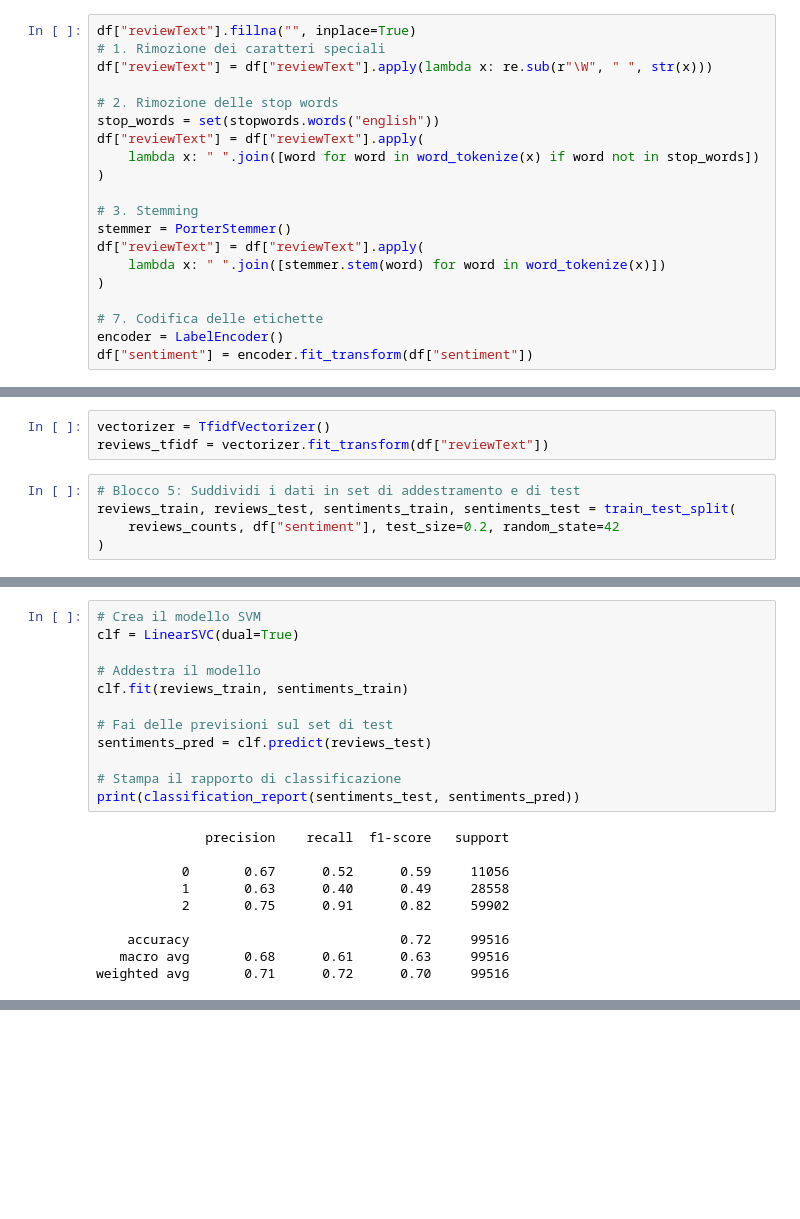
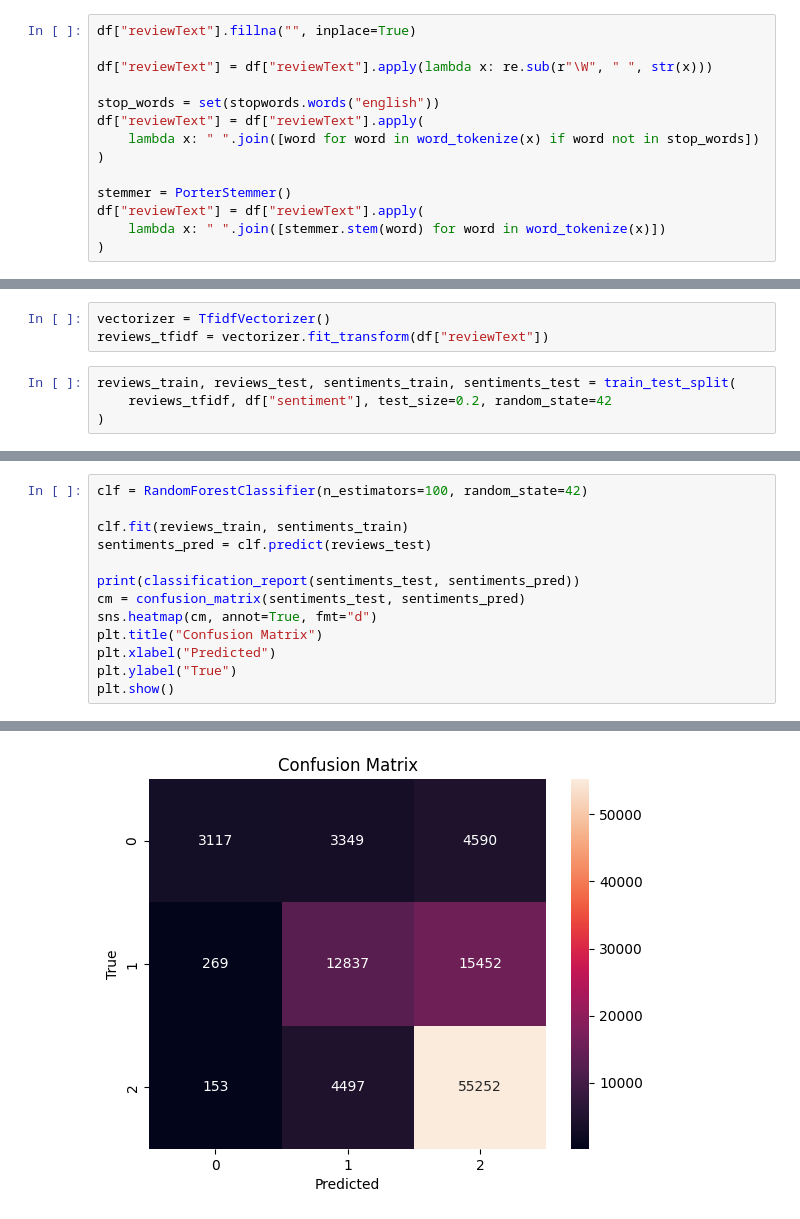
Before and after one commit to Askewsalmon/sentiment-analysis, a Jupyter notebook: sentimental_analysis.ipynb, the cells around one changed output, grey strips where cells are left out. Cells and saved outputs as stored; diff of their text form; blank space fills up the shorter version.

Commit message:
feat: add confusion matrix

```diff
--- a/sentimental_analysis.ipynb
+++ b/sentimental_analysis.ipynb
@@ -116,24 +20,18 @@ df["sentiment"] = df["overall"].apply(
 )
 # %%
 df["reviewText"].fillna("", inplace=True)
-# 1. Rimozione dei caratteri speciali
+
 df["reviewText"] = df["reviewText"].apply(lambda x: re.sub(r"\W", " ", str(x)))
 
-# 2. Rimozione delle stop words
 stop_words = set(stopwords.words("english"))
 df["reviewText"] = df["reviewText"].apply(
     lambda x: " ".join([word for word in word_tokenize(x) if word not in stop_words])
 )
 
-# 3. Stemming
 stemmer = PorterStemmer()
 df["reviewText"] = df["reviewText"].apply(
     lambda x: " ".join([stemmer.stem(word) for word in word_tokenize(x)])
 )
-
-# 7. Codifica delle etichette
-encoder = LabelEncoder()
-df["sentiment"] = encoder.fit_transform(df["sentiment"])
 # %% [output]
 The behavior will change in pandas 3.0. This inplace method will never work because the intermediate object on which we are setting values always behaves as a copy.
 
@@ -151,7 +43,6 @@ reviews_counts = vectorizer.fit_transform(df["reviewText"])
 vectorizer = TfidfVectorizer()
 reviews_tfidf = vectorizer.fit_transform(df["reviewText"])
 # %%
-# Blocco 5: Suddividi i dati in set di addestramento e di test
 reviews_train, reviews_test, sentiments_train, sentiments_test = train_test_split(
-    reviews_counts, df["sentiment"], test_size=0.2, random_state=42
+    reviews_tfidf, df["sentiment"], test_size=0.2, random_state=42
 )
@@ -180,22 +49,14 @@ weighted avg       0.72      0.72      0.69     99516
-# %%
-# Crea il modello SVM
-clf = LinearSVC(dual=True)
-
-# Addestra il modello
-clf.fit(reviews_train, sentiments_train)
-
-# Fai delle previsioni sul set di test
-sentiments_pred = clf.predict(reviews_test)
-
-# Stampa il rapporto di classificazione
-print(classification_report(sentiments_test, sentiments_pred))
-# %% [output]
-              precision    recall  f1-score   support
-
-           0       0.67      0.52      0.59     11056
-           1       0.63      0.40      0.49     28558
-           2       0.75      0.91      0.82     59902
-
-    accuracy                           0.72     99516
-   macro avg       0.68      0.61      0.63     99516
-weighted avg       0.71      0.72      0.70     99516
+# %%
+clf = RandomForestClassifier(n_estimators=100, random_state=42)
+
+clf.fit(reviews_train, sentiments_train)
+sentiments_pred = clf.predict(reviews_test)
+
+print(classification_report(sentiments_test, sentiments_pred))
+cm = confusion_matrix(sentiments_test, sentiments_pred)
+sns.heatmap(cm, annot=True, fmt="d")
+plt.title("Confusion Matrix")
+plt.xlabel("Predicted")
+plt.ylabel("True")
+plt.show()
+# %% [output]
@@ -201,0 +72 @@ weighted avg       0.71      0.72      0.70     99516
+[figure, added]
```
Also changed, not shown: parts of 9 cells of this notebook.
